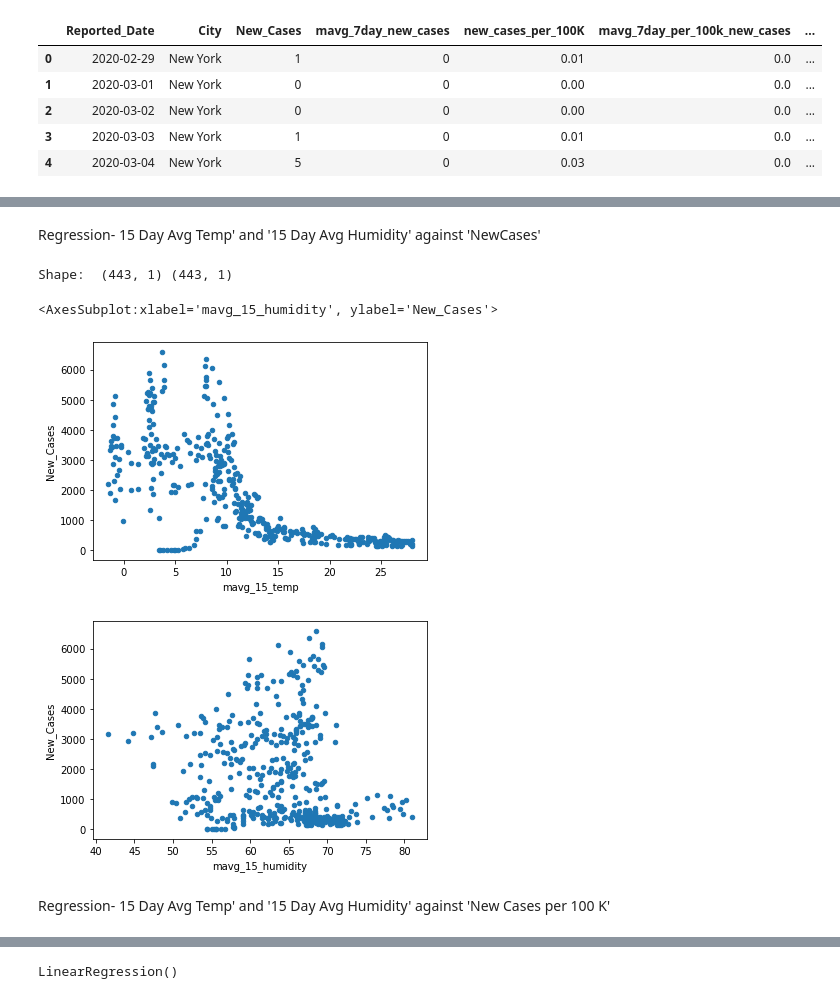
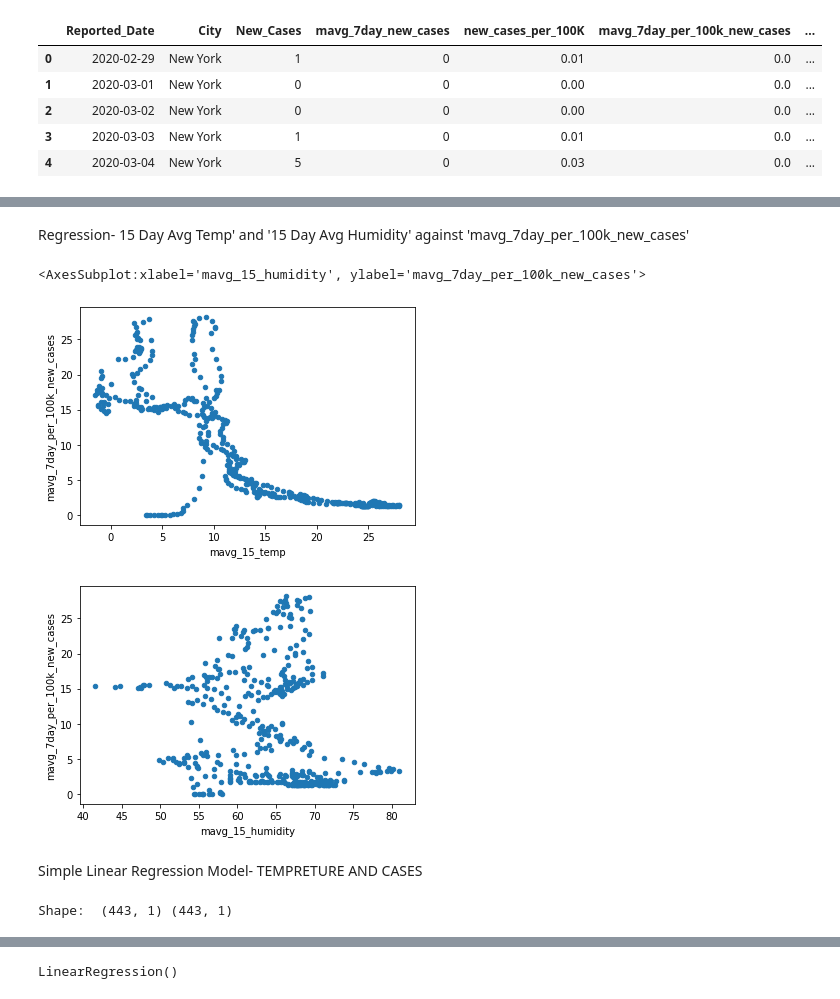
Before and after one commit to archinarula/Group-5-Project, a Jupyter notebook: Archana_WorkingFolder/NewData_Model_Analysis_Correlation_Regression.ipynb, the cells around one changed output, grey strips where cells are left out. Drawn from its saved outputs; the diff is of its cells as text; code cells hidden in the pictures.

```diff
--- a/Archana_WorkingFolder/NewData_Model_Analysis_Correlation_Regression.ipynb
+++ b/Archana_WorkingFolder/NewData_Model_Analysis_Correlation_Regression.ipynb
@@ -345,4 +482,14 @@ NY_Combined_Reg.head()
 | 3 | 1 | 0 | 0.01 | 0.0 | 11.27 | 70.72 | ... |
 | 4 | 5 | 0 | 0.03 | 0.0 | 10.21 | 58.76 | ... |
 # %% [markdown]
-Regression- 15 Day Avg Temp' and '15 Day Avg Humidity' against 'NewCases'
+Regression- 15 Day Avg Temp' and '15 Day Avg Humidity' against 'mavg_7day_per_100k_new_cases'
+# %%
+# Plot a scatter plot of '15 Day Avg Temp' and '15 Day Avg Humidity' against 'mavg_7day_per_100k_new_cases'
+NY_Combined_Reg.plot(kind='scatter', x='mavg_15_temp', y='mavg_7day_per_100k_new_cases')
+NY_Combined_Reg.plot(kind='scatter', x='mavg_15_humidity', y='mavg_7day_per_100k_new_cases')
+# %% [output]
+<AxesSubplot:xlabel='mavg_15_humidity', ylabel='mavg_7day_per_100k_new_cases'>
+[figure, added]
+[figure, added]
+# %% [markdown]
+Simple Linear Regression Model- TEMPRETURE AND CASES
@@ -358,12 +511,2 @@ print("Shape: ", X.shape, y.shape)
 # %% [output]
 Shape:  (443, 1) (443, 1)
-# %%
-# Plot a scatter plot of '15 Day Avg Temp' and '15 Day Avg Humidity' against 'NewCases'
-NY_Combined_Reg.plot(kind='scatter', x='mavg_15_temp', y='New_Cases')
-NY_Combined_Reg.plot(kind='scatter', x='mavg_15_humidity', y='New_Cases')
-# %% [output]
-<AxesSubplot:xlabel='mavg_15_humidity', ylabel='New_Cases'>
-[figure, removed]
-[figure, removed]
-# %% [markdown]
-Regression- 15 Day Avg Temp' and '15 Day Avg Humidity' against 'New Cases per 100 K'
```
Also changed, not shown: parts of 54 cells of this notebook.
